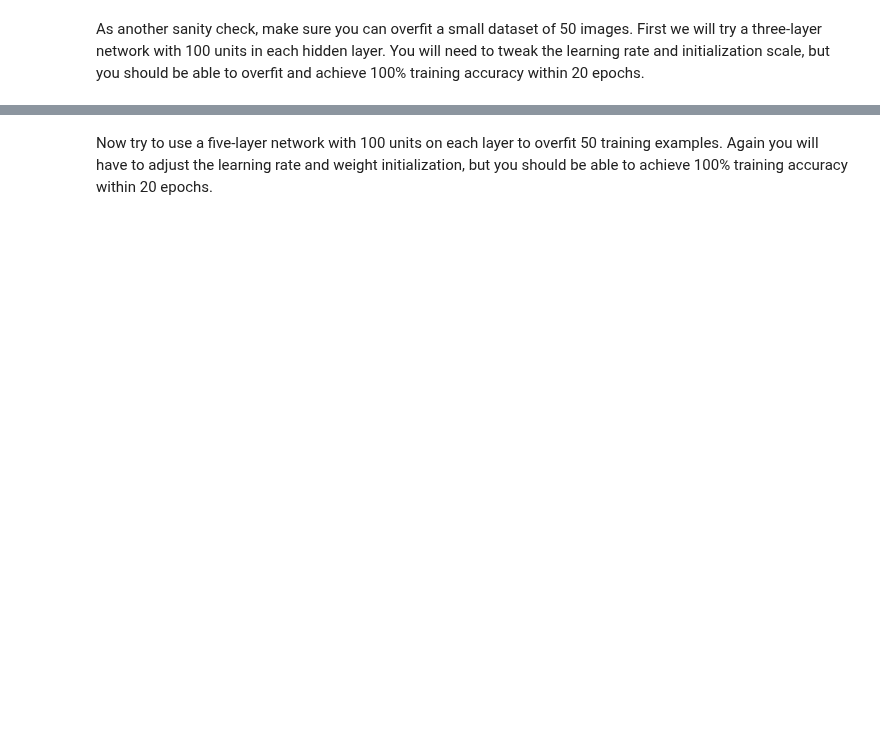
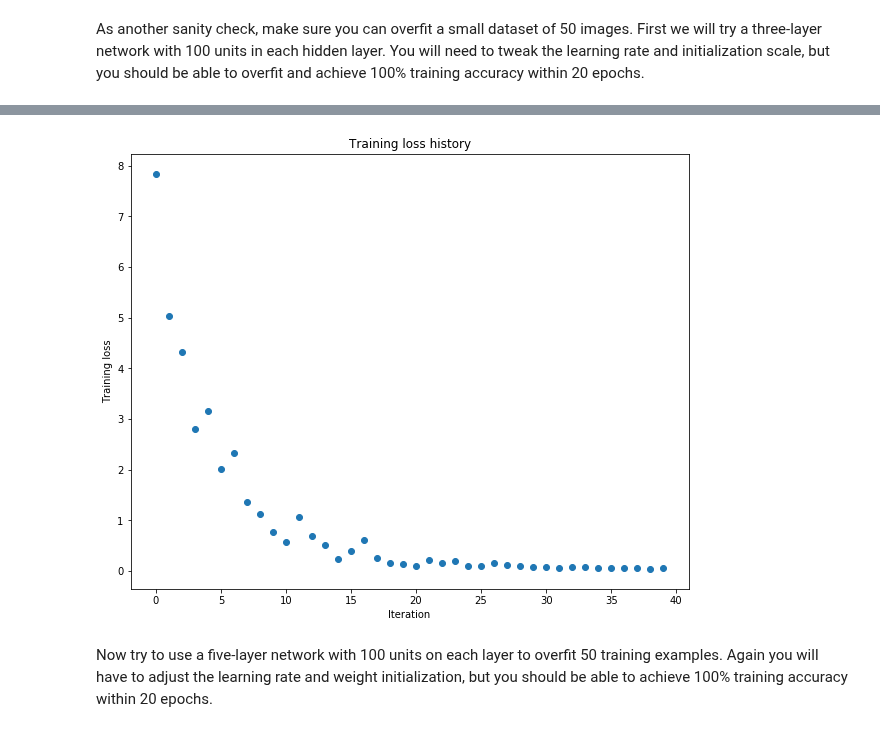
Before and after one commit to MeerkatX/ML, a Jupyter notebook: ML/CNN_new/FullyConnectedNets.ipynb, the cells around one changed output, grey strips where cells are left out. Saved outputs shown, nothing was run; the diff lists cells and outputs as text; code cells hidden in the pictures; blank space fills up the shorter version.

```diff
--- a/ML/CNN_new/FullyConnectedNets.ipynb
+++ b/ML/CNN_new/FullyConnectedNets.ipynb
@@ -405,8 +422,8 @@ small_data = {
   'y_val': data['y_val'],
 }
 
-weight_scale = 1e-2
-learning_rate = 1e-4
+weight_scale = 3e-2
+learning_rate = 1e-3
 model = FullyConnectedNet([100, 100],
               weight_scale=weight_scale, dtype=np.float64)
 solver = Solver(model, small_data,
@@ -423,3 +440,4 @@ plt.title('Training loss history')
 plt.xlabel('Iteration')
 plt.ylabel('Training loss')
 plt.show()
+# %% [output]
@@ -426,3 +461,4 @@ plt.show()
+[figure, added]
 # %% [markdown]
 Now try to use a five-layer network with 100 units on each layer to overfit 50 training examples. Again you will have to adjust the learning rate and weight initialization, but you should be able to achieve 100% training accuracy within 20 epochs.
 # %%
```
Also changed, not shown: parts of 6 cells of this notebook, 1 other file.
